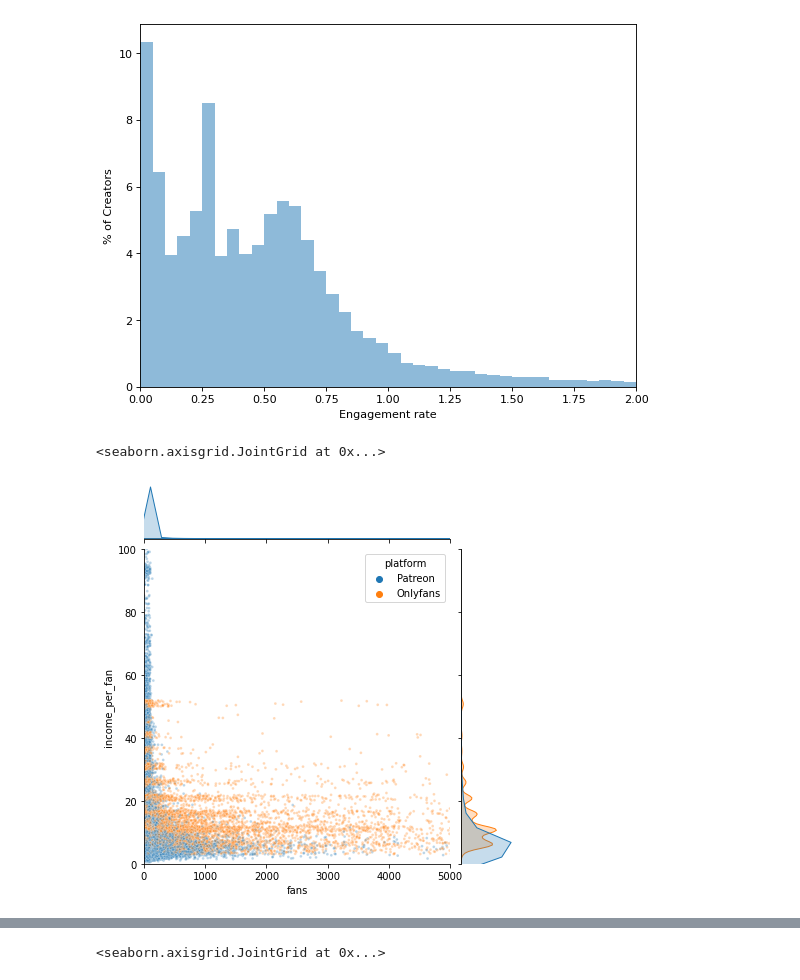
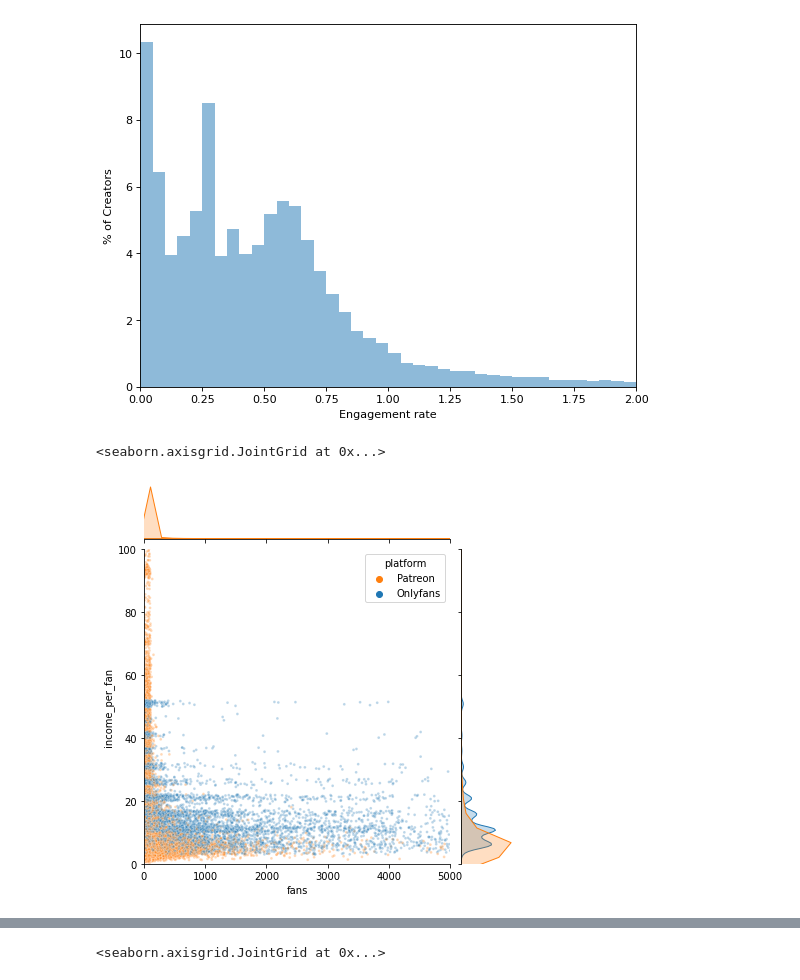
Before and after one commit to fpjnijweide/passion_economy, a Jupyter notebook: Passion economy creator data.ipynb, the cells around one changed output, grey strips where cells are left out. Saved outputs shown, nothing was run; the diff lists cells and outputs as text; code cells hidden in the pictures.

Commit message:
fixed plot colors

```diff
--- a/Passion economy creator data.ipynb
+++ b/Passion economy creator data.ipynb
@@ -391,7 +391,7 @@ onlyfans2.columns = ['name','fans','income','income_per_fan']
 onlyfans2['platform'] = 'Onlyfans'
 
 # combine the datasets so that we can plot joint figures
-combined = pd.concat([onlyfans2,patreon2],axis=0,ignore_index=True)
+combined = pd.concat([patreon2,onlyfans2],axis=0,ignore_index=True)
 
 # shuffle this dataset, because otherwise all onlyfans dots are drawn in front of the patreon dots, hiding the other dataset.
 # remove and re-add the first row after shuffling to make sure an onlyfans row always comes first (to ensure onlyfans is always blue, patreon is always orange)
@@ -496,22 +496,22 @@ Text(0, 0.5, '% of Creators')
 # %%
 # TODO make histograms on the side, normalize them
 combined_shuffled2 = combined_shuffled.copy(deep=True)
 
 # we jitter the data a bit so it's more clear how "populated" a certain point is
 # because Onlyfans sub price is always an integer, that makes it hard to see how many dots there are unless you add a tiny bit of noise
 combined_shuffled2.fans += np.random.uniform(0,100,combined_shuffled2.fans.shape)
 combined_shuffled2.income += np.random.uniform(0,250,combined_shuffled2.income.shape)
 combined_shuffled2.income_per_fan += np.random.uniform(0,2,combined_shuffled2.income.shape)
 
 
 
 
-sns.jointplot(data=combined_shuffled2,x='fans',y='income_per_fan',xlim=(0,5000),ylim=(0,100),hue='platform',palette=[onlyfans_color,patreon_color],marker=".",joint_kws={"s": 30,'alpha':0.3})
+sns.jointplot(data=combined_shuffled2,x='fans',y='income_per_fan',xlim=(0,5000),ylim=(0,100),hue='platform',palette=[patreon_color,onlyfans_color],marker=".",joint_kws={"s": 30,'alpha':0.3})
 
 # joint_kws={"s": 20,'alpha':0.5}
 # %% [output]
 <seaborn.axisgrid.JointGrid at 0x...>
-[figure, old version]
+[figure, new version]
 # %%
 # TODO why is the margin plot only showing Patreon data?
 
```
Also changed, not shown: parts of 1 cell of this notebook.
